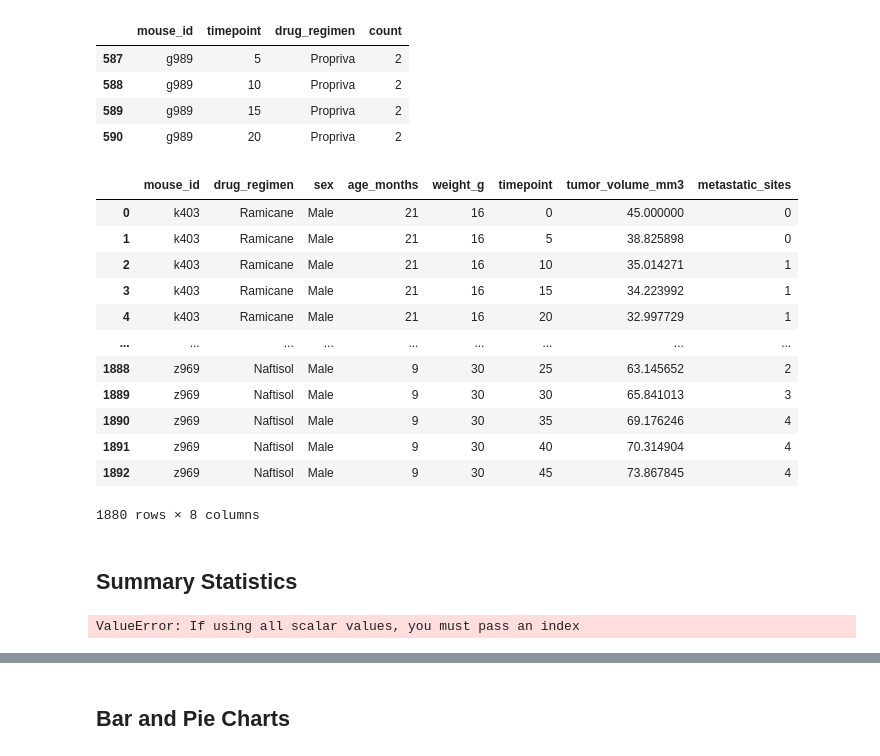
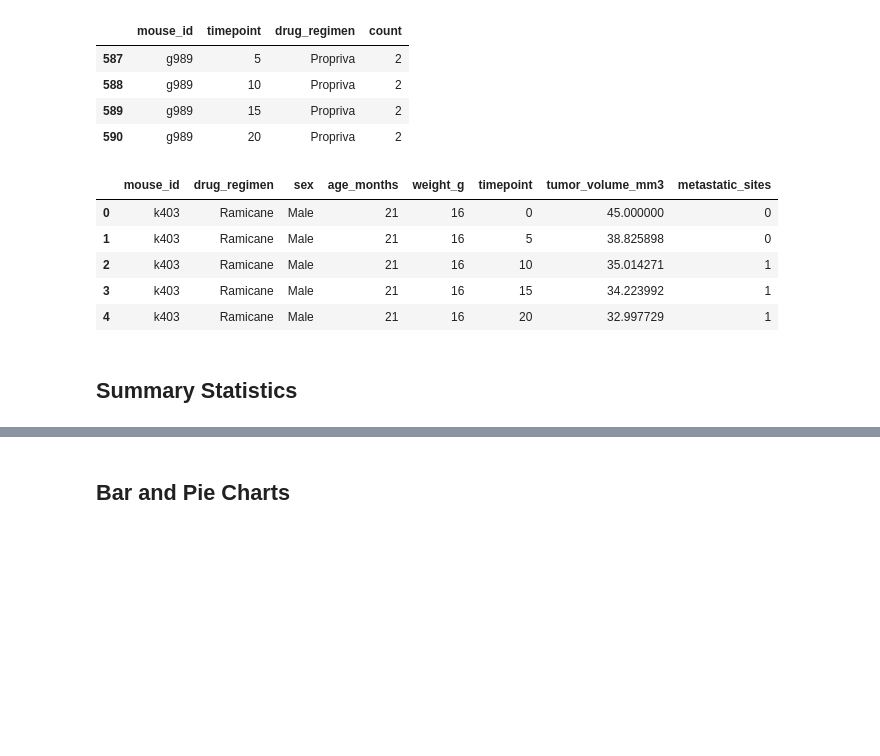
Before and after one commit to BatesJ72/matplotib_practice, a Jupyter notebook: pymaceuticals_v2.ipynb, the cells around one changed output, grey strips where cells are left out. Drawn from its saved outputs; the diff is of its cells as text; code cells hidden in the pictures; blank space fills up the shorter version.

```diff
--- a/pymaceuticals_v2.ipynb
+++ b/pymaceuticals_v2.ipynb
@@ -68,29 +68,22 @@ df = df[df.mouse_id != "g989"]
 # %%
 # Checking the number of mice in the clean DataFrame.
 
-df
+df.head()
 
 # df[df["mouse_id"] == "g989"].sort_values(by="timepoint")
 
 # df.shape
 
 # df[df["count"] > 1].sort_values(by="timepoint")
 
 # df.sort_values(by="count")
 # %% [output]
 |  | mouse_id | drug_regimen | sex | age_months | weight_g | timepoint | tumor_volume_mm3 | metastatic_sites |
 | 0 | k403 | Ramicane | Male | 21 | 16 | 0 | 45.000000 | 0 |
 | 1 | k403 | Ramicane | Male | 21 | 16 | 5 | 38.825898 | 0 |
 | 2 | k403 | Ramicane | Male | 21 | 16 | 10 | 35.014271 | 1 |
 | 3 | k403 | Ramicane | Male | 21 | 16 | 15 | 34.223992 | 1 |
 | 4 | k403 | Ramicane | Male | 21 | 16 | 20 | 32.997729 | 1 |
-| ... | ... | ... | ... | ... | ... | ... | ... | ... |
-| 1888 | z969 | Naftisol | Male | 9 | 30 | 25 | 63.145652 | 2 |
-| 1889 | z969 | Naftisol | Male | 9 | 30 | 30 | 65.841013 | 3 |
-| 1890 | z969 | Naftisol | Male | 9 | 30 | 35 | 69.176246 | 4 |
-| 1891 | z969 | Naftisol | Male | 9 | 30 | 40 | 70.314904 | 4 |
-| 1892 | z969 | Naftisol | Male | 9 | 30 | 45 | 73.867845 | 4 |
-1880 rows × 8 columns
 # %% [markdown]
 ## Summary Statistics
 # %%
@@ -107,26 +100,27 @@ regimen_count = len(df_regimen["drug_regimen"].unique())
 # print(f"There are {regimen_count} regimens")
 
 # get the mean
-regimen_mean = df_regimen.groupby(by = ["drug_regimen"]).mean()
-# print(regimen_mean.shape)
+regimen_mean = df_regimen.groupby(by=["drug_regimen"]).mean()
+# print(regimen_mean)
 
 # get the median
-regimen_median = df_regimen.groupby(by = ["drug_regimen"]).median()
+regimen_median = df_regimen.groupby(by=["drug_regimen"]).median()
 # print(regimen_median.shape)
 
 # get the variance
-regimen_variance = df_regimen.groupby(by = ["drug_regimen"]).var()
+regimen_variance = df_regimen.groupby(by=["drug_regimen"]).var()
 # print(regimen_variance.shape)
 
 # get the standard deviation
-regimen_standdev = df_regimen.groupby(by = ["drug_regimen"]).std()
+regimen_standdev = df_regimen.groupby(by=["drug_regimen"]).std()
 # print(regimen_standdev.shape)
+print(regimen_standdev)
 
 # get the SEM
-regimen_sem = df_regimen.groupby(by = ["drug_regimen"]).sem()
+regimen_sem = df_regimen.groupby(by=["drug_regimen"]).sem()
 # print(regimen_sem.shape)
 
-##why am i getting this error? it worked just fine with HeroesOfPymoli
+##why am i getting this error?
 # put them all together
 pd.DataFrame(
     {
@@ -135,10 +129,8 @@ pd.DataFrame(
         "Variance": regimen_variance,
         "Standard Deviation": regimen_standdev,
         "SEM": regimen_sem,
-    }
+    },
 )
-# %% [output]
-ValueError: If using all scalar values, you must pass an index
 # %%
 # Generate a summary statistics table of mean, median, variance, standard deviation, and SEM of the tumor volume for each regimen
 # This method produces everything in a single groupby function
```
Also changed, not shown: parts of 5 cells of this notebook.
